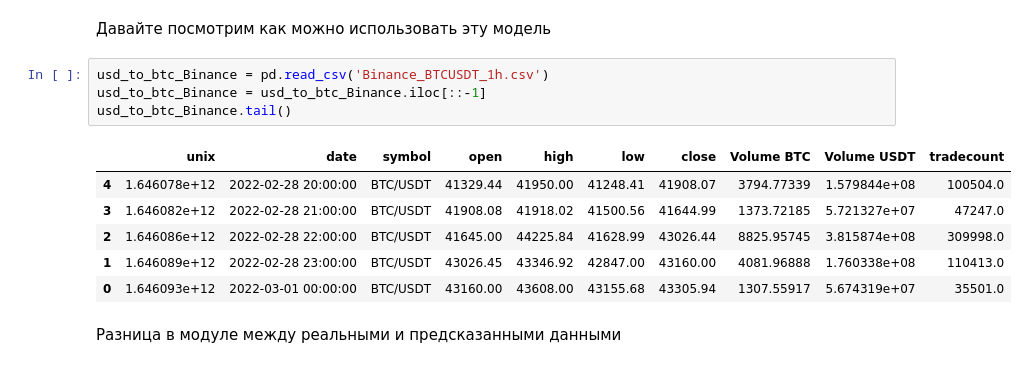
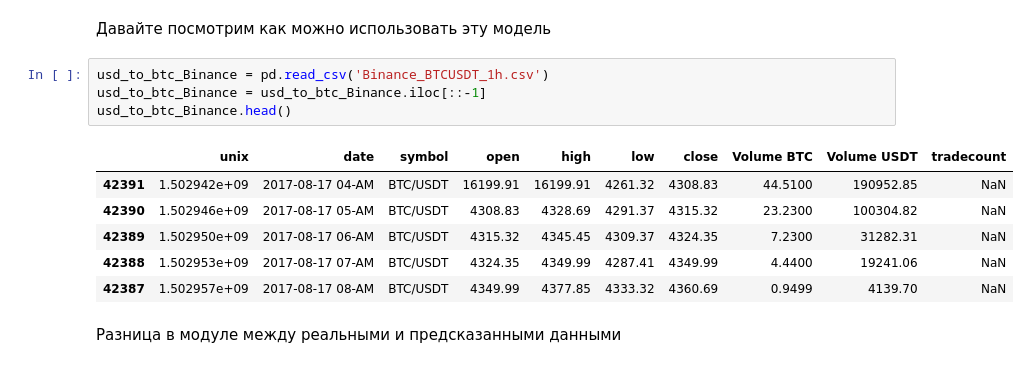
Before and after one commit to PeterLarochkin/discrete_structures, a Jupyter notebook: HM1/HM1.ipynb, the cells around one changed output. Drawn from its saved outputs; the diff is of its cells as text.

```diff
--- a/HM1/HM1.ipynb
+++ b/HM1/HM1.ipynb
@@ -135,13 +317,13 @@ Epoch 50 Train loss: 2170.0291. Elapsed time: 2.75s.
 # %%
 usd_to_btc_Binance = pd.read_csv('Binance_BTCUSDT_1h.csv')
 usd_to_btc_Binance = usd_to_btc_Binance.iloc[::-1]
-usd_to_btc_Binance.tail()
+usd_to_btc_Binance.head()
 # %% [output]
 |  | unix | date | symbol | open | high | low | close | Volume BTC | Volume USDT | tradecount |
-| 4 | 1.646078e+12 | 2022-02-28 20:00:00 | BTC/USDT | 41329.44 | 41950.00 | 41248.41 | 41908.07 | 3794.77339 | 1.579844e+08 | 100504.0 |
-| 3 | 1.646082e+12 | 2022-02-28 21:00:00 | BTC/USDT | 41908.08 | 41918.02 | 41500.56 | 41644.99 | 1373.72185 | 5.721327e+07 | 47247.0 |
-| 2 | 1.646086e+12 | 2022-02-28 22:00:00 | BTC/USDT | 41645.00 | 44225.84 | 41628.99 | 43026.44 | 8825.95745 | 3.815874e+08 | 309998.0 |
-| 1 | 1.646089e+12 | 2022-02-28 23:00:00 | BTC/USDT | 43026.45 | 43346.92 | 42847.00 | 43160.00 | 4081.96888 | 1.760338e+08 | 110413.0 |
-| 0 | 1.646093e+12 | 2022-03-01 00:00:00 | BTC/USDT | 43160.00 | 43608.00 | 43155.68 | 43305.94 | 1307.55917 | 5.674319e+07 | 35501.0 |
+| 42391 | 1.502942e+09 | 2017-08-17 04-AM | BTC/USDT | 16199.91 | 16199.91 | 4261.32 | 4308.83 | 44.5100 | 190952.85 | NaN |
+| 42390 | 1.502946e+09 | 2017-08-17 05-AM | BTC/USDT | 4308.83 | 4328.69 | 4291.37 | 4315.32 | 23.2300 | 100304.82 | NaN |
+| 42389 | 1.502950e+09 | 2017-08-17 06-AM | BTC/USDT | 4315.32 | 4345.45 | 4309.37 | 4324.35 | 7.2300 | 31282.31 | NaN |
+| 42388 | 1.502953e+09 | 2017-08-17 07-AM | BTC/USDT | 4324.35 | 4349.99 | 4287.41 | 4349.99 | 4.4400 | 19241.06 | NaN |
+| 42387 | 1.502957e+09 | 2017-08-17 08-AM | BTC/USDT | 4349.99 | 4377.85 | 4333.32 | 4360.69 | 0.9499 | 4139.70 | NaN |
 # %% [markdown]
 Разница в модуле между реальными и предсказанными данными
```
Also changed, not shown: parts of 20 cells of this notebook.
